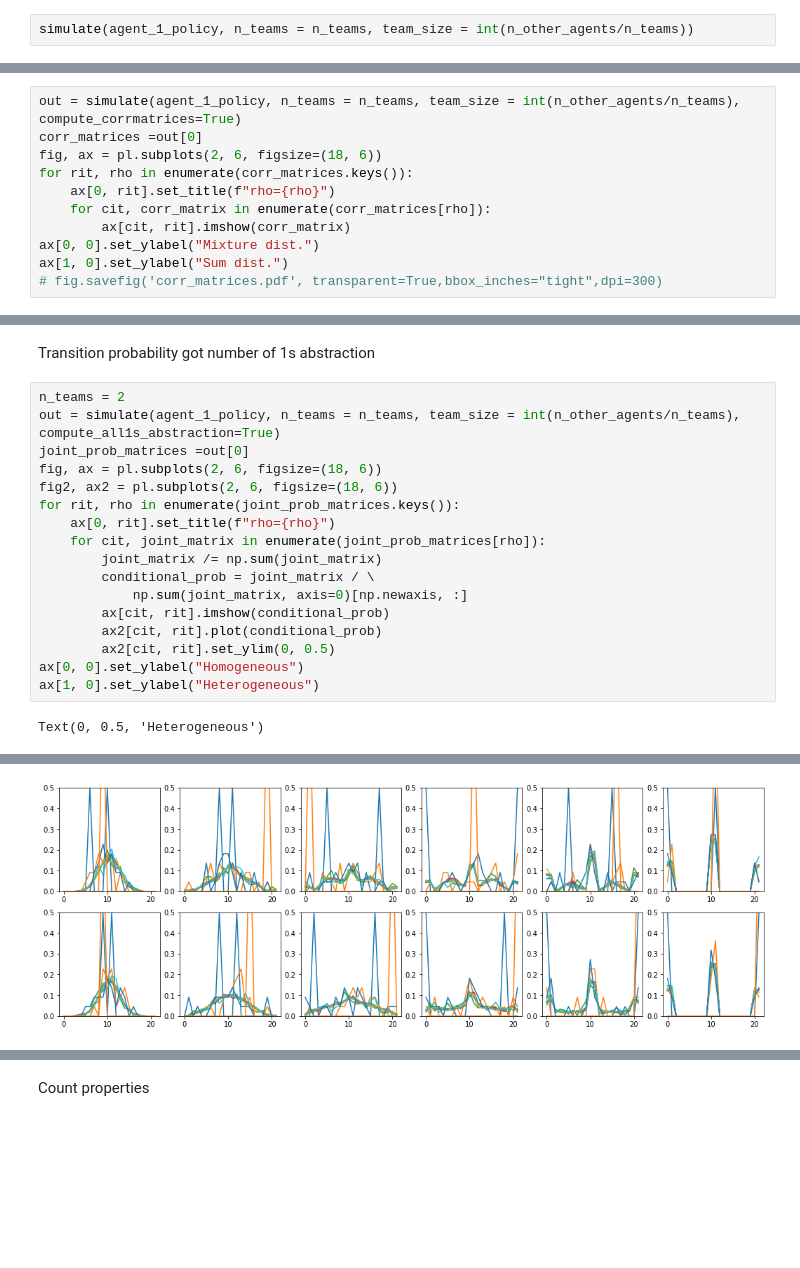
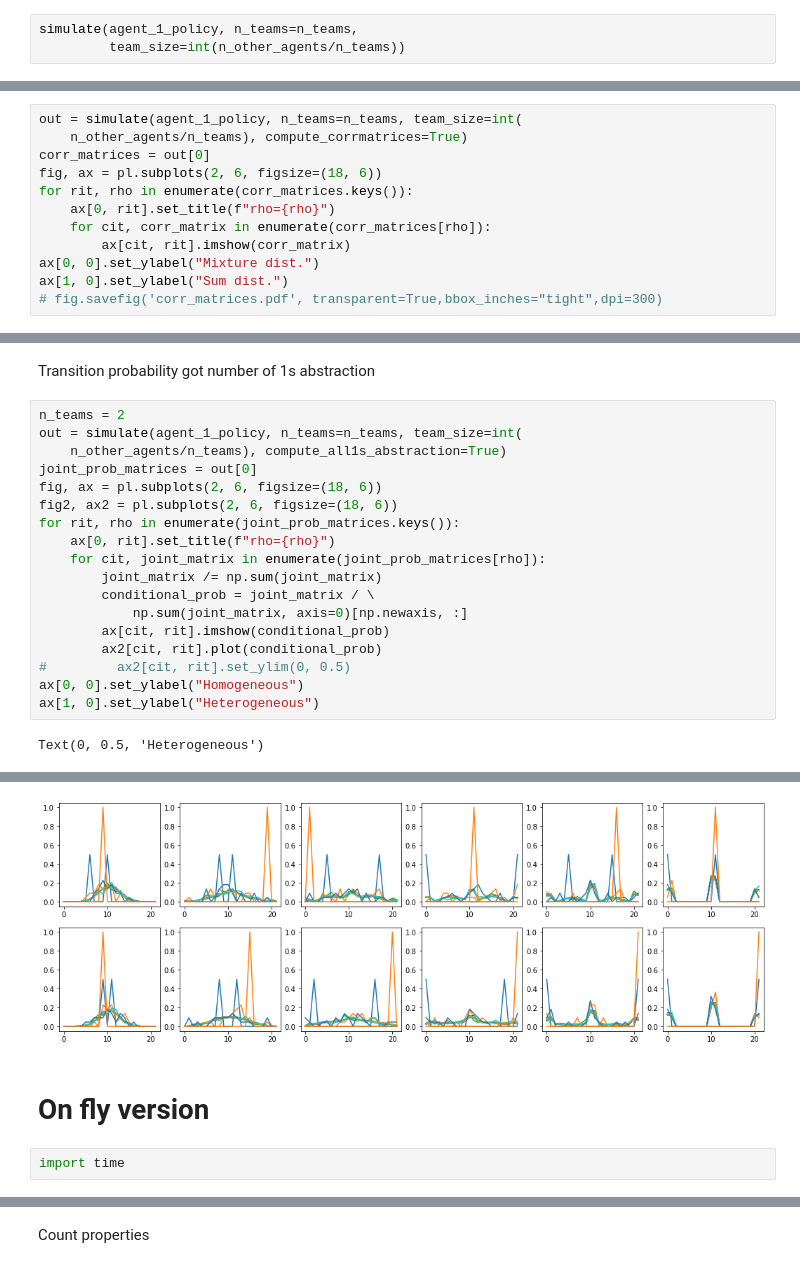
Before and after one commit to amimem/agent_abstraction, a Jupyter notebook: notebooks/emergence.ipynb, the cells around one changed output, grey strips where cells are left out. Drawn from its saved outputs; the diff is of its cells as text; blank space fills up the shorter version.

```diff
--- a/notebooks/emergence.ipynb
+++ b/notebooks/emergence.ipynb
@@ -230,14 +300,16 @@ n_teams = 4
 # %% [markdown]
 test run cell
 # %%
-simulate(agent_1_policy, n_teams = n_teams, team_size = int(n_other_agents/n_teams))
+simulate(agent_1_policy, n_teams=n_teams,
+         team_size=int(n_other_agents/n_teams))
 # %% [output]
 []
 # %% [markdown]
 average joint action correlation matrices
 # %%
-out = simulate(agent_1_policy, n_teams = n_teams, team_size = int(n_other_agents/n_teams), compute_corrmatrices=True)
-corr_matrices =out[0]
+out = simulate(agent_1_policy, n_teams=n_teams, team_size=int(
+    n_other_agents/n_teams), compute_corrmatrices=True)
+corr_matrices = out[0]
 fig, ax = pl.subplots(2, 6, figsize=(18, 6))
 for rit, rho in enumerate(corr_matrices.keys()):
     ax[0, rit].set_title(f"rho={rho}")
@@ -289,22 +361,27 @@ for n_other_agents in [10, 20]:
 Transition probability got number of 1s abstraction
 # %%
 n_teams = 2
-out = simulate(agent_1_policy, n_teams = n_teams, team_size = int(n_other_agents/n_teams), compute_all1s_abstraction=True)
-joint_prob_matrices =out[0]
+out = simulate(agent_1_policy, n_teams=n_teams, team_size=int(
+    n_other_agents/n_teams), compute_all1s_abstraction=True)
+joint_prob_matrices = out[0]
 fig, ax = pl.subplots(2, 6, figsize=(18, 6))
 fig2, ax2 = pl.subplots(2, 6, figsize=(18, 6))
 for rit, rho in enumerate(joint_prob_matrices.keys()):
     ax[0, rit].set_title(f"rho={rho}")
     for cit, joint_matrix in enumerate(joint_prob_matrices[rho]):
         joint_matrix /= np.sum(joint_matrix)
         conditional_prob = joint_matrix / \
             np.sum(joint_matrix, axis=0)[np.newaxis, :]
         ax[cit, rit].imshow(conditional_prob)
         ax2[cit, rit].plot(conditional_prob)
-        ax2[cit, rit].set_ylim(0, 0.5)
+#         ax2[cit, rit].set_ylim(0, 0.5)
 ax[0, 0].set_ylabel("Homogeneous")
 ax[1, 0].set_ylabel("Heterogeneous")
 # %% [output]
 Text(0, 0.5, 'Heterogeneous')
 [figure]
-[figure, old version]
+[figure, new version]
+# %% [markdown]
+# On fly version
+# %%
+import time
```
Also changed, not shown: parts of 6 cells of this notebook.
